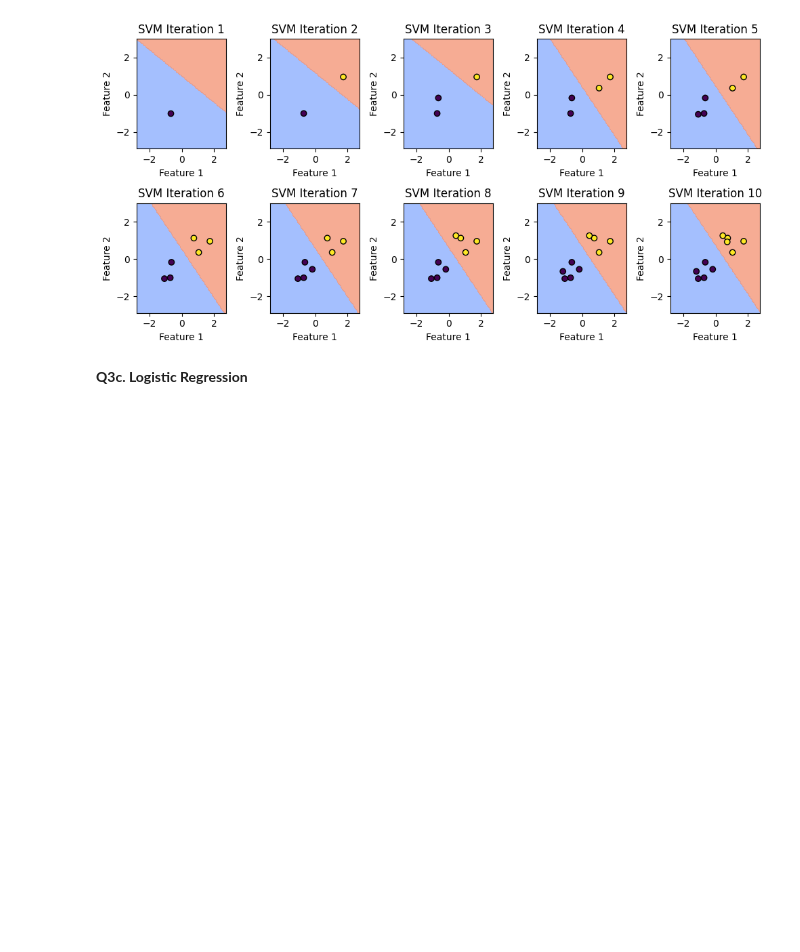
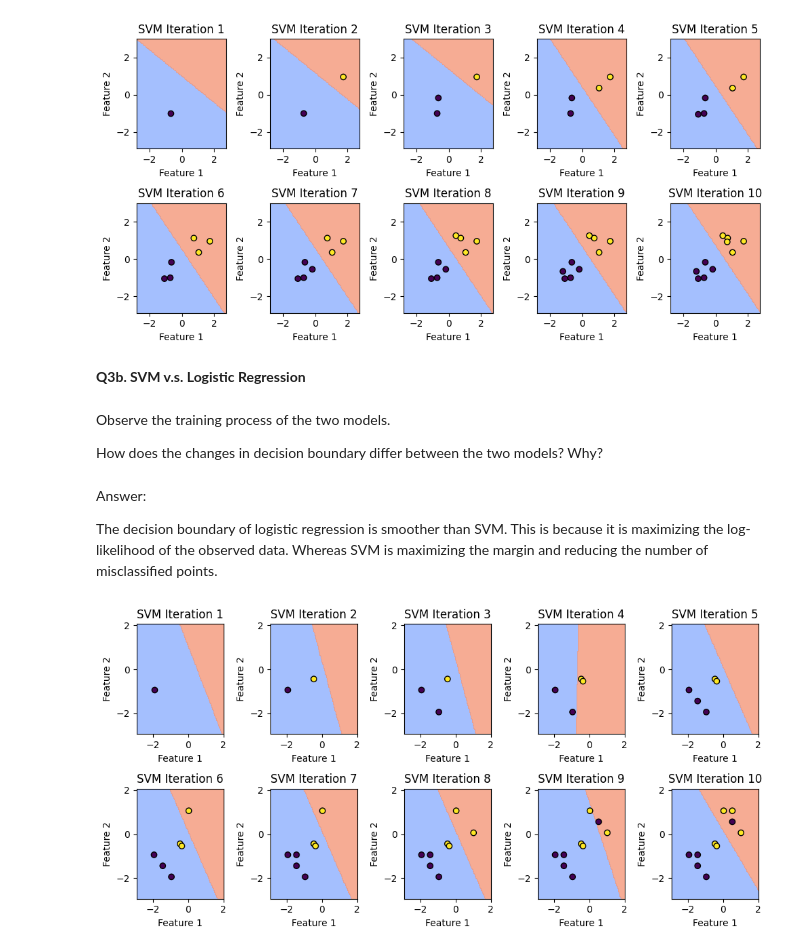
Before and after one commit to nyu-dl/DS-GA-1003-Machine-Learning-2025, a Jupyter notebook: lab2/messmaster_1.ipynb, the cells around one changed output. Cells and saved outputs as stored; diff of their text form; code cells hidden in the pictures; blank space fills up the shorter version.

```diff
--- a/lab2/messmaster_1.ipynb
+++ b/lab2/messmaster_1.ipynb
@@ -320,5 +325,17 @@ train_svm(X_scaled, y, iterations=10, margin=3)
 # %% [output]
 [figure]
 # %% [markdown]
-**Q3c. Logistic Regression**
+**Q3b. SVM v.s. Logistic Regression**
+# %% [markdown]
+Observe the training process of the two models.
+
+How does the changes in decision boundary differ between the two models? Why?
+# %% [markdown]
+Answer:
+
+The decision boundary of logistic regression is smoother than SVM. This is because it is maximizing the log-likelihood of the observed data. Whereas SVM is maximizing the margin and reducing the number of misclassified points.
+# %%
+train_svm(X_2_scaled, y_2, iterations=10, margin=3)
+# %% [output]
+[figure, added]
 # %%
```
Also changed, not shown: parts of 2 cells of this notebook.
